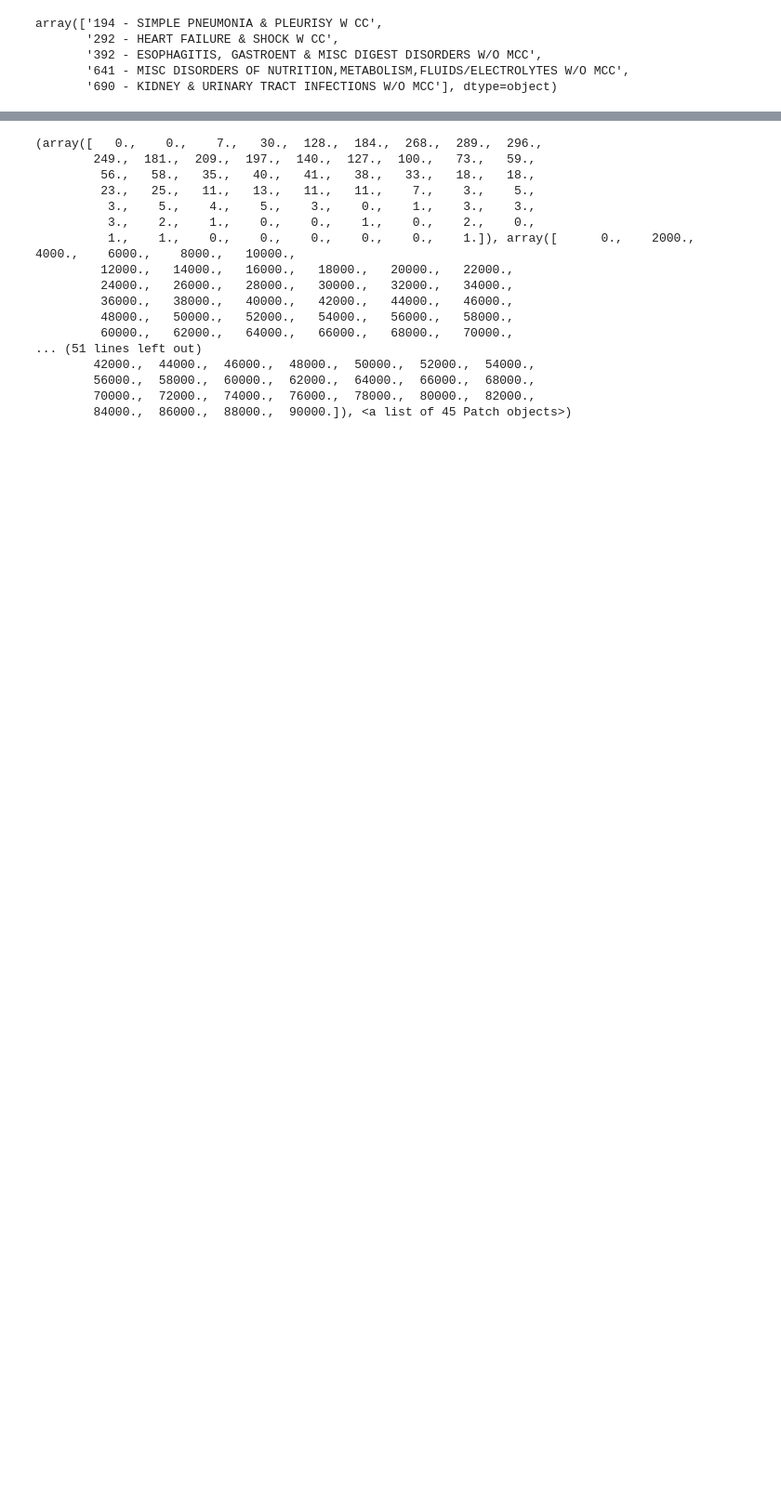
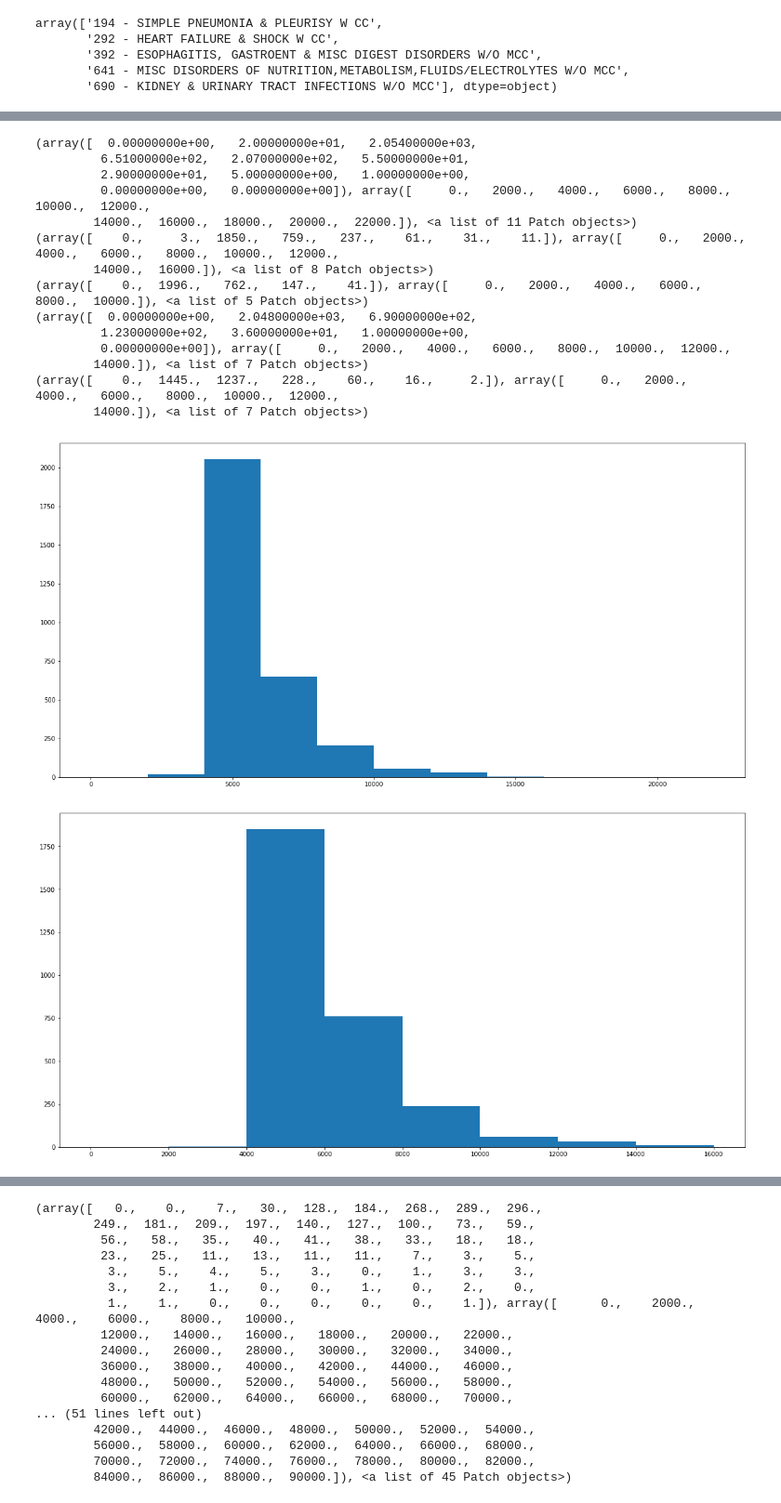
Before and after one commit to apopopopo/awesome_project, a Jupyter notebook: harry_for_group.ipynb, the cells around one changed output, grey strips where cells are left out. Shown at 93% size. Saved outputs shown, nothing was run; the diff lists cells and outputs as text; code cells hidden in the pictures; blank space fills up the shorter version.

```diff
--- a/harry_for_group.ipynb
+++ b/harry_for_group.ipynb
@@ -86,0 +85,20 @@ forservice     m
+# %%
+for service in top_5_list:
+    make_histogram_cost(service)
+# %% [output]
+(array([  0.00000000e+00,   2.00000000e+01,   2.05400000e+03,
+         6.51000000e+02,   2.07000000e+02,   5.50000000e+01,
+         2.90000000e+01,   5.00000000e+00,   1.00000000e+00,
+         0.00000000e+00,   0.00000000e+00]), array([     0.,   2000.,   4000.,   6000.,   8000.,  10000.,  12000.,
+        14000.,  16000.,  18000.,  20000.,  22000.]), <a list of 11 Patch objects>)
+(array([    0.,     3.,  1850.,   759.,   237.,    61.,    31.,    11.]), array([     0.,   2000.,   4000.,   6000.,   8000.,  10000.,  12000.,
+        14000.,  16000.]), <a list of 8 Patch objects>)
+(array([    0.,  1996.,   762.,   147.,    41.]), array([     0.,   2000.,   4000.,   6000.,   8000.,  10000.]), <a list of 5 Patch objects>)
+(array([  0.00000000e+00,   2.04800000e+03,   6.90000000e+02,
+         1.23000000e+02,   3.60000000e+01,   1.00000000e+00,
+         0.00000000e+00]), array([     0.,   2000.,   4000.,   6000.,   8000.,  10000.,  12000.,
+        14000.]), <a list of 7 Patch objects>)
+(array([    0.,  1445.,  1237.,   228.,    60.,    16.,     2.]), array([     0.,   2000.,   4000.,   6000.,   8000.,  10000.,  12000.,
+        14000.]), <a list of 7 Patch objects>)
+[figure, added]
+[figure, added]
```
Also changed, not shown: parts of 2 cells of this notebook, 37 other files.
